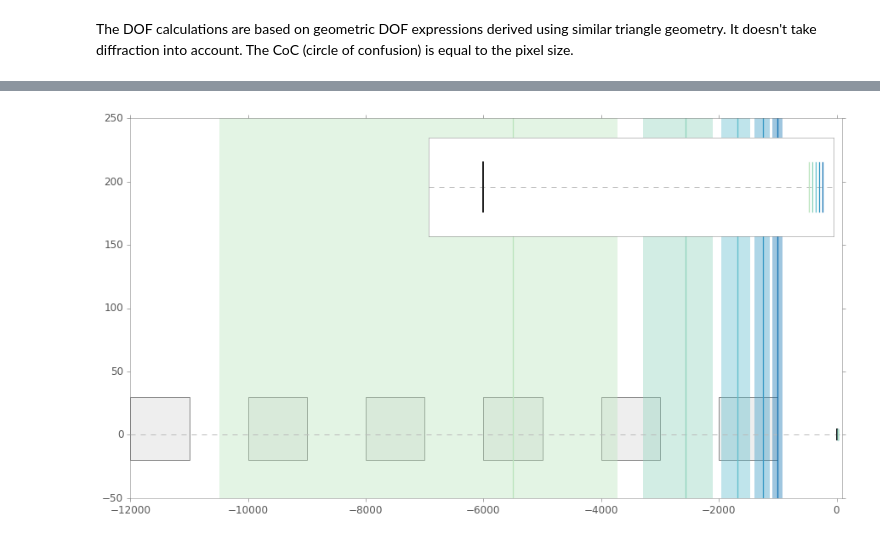
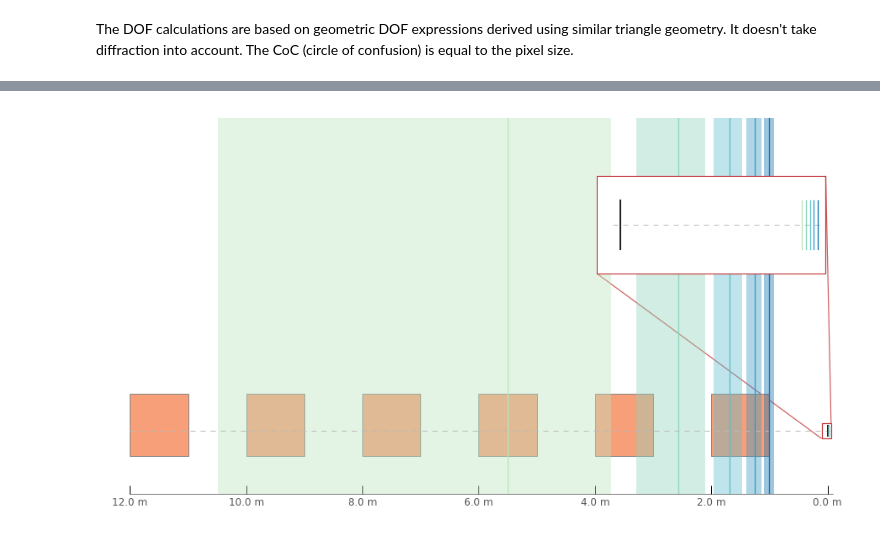
Before and after one commit to indranilsinharoy/phd-artifacts, a Jupyter notebook: chapters/chapter03_geometricmodel/code/PoSFcompare_rigidcam_scheimpflug.ipynb, the cells around one changed output, grey strips where cells are left out. Drawn from its saved outputs; the diff is of its cells as text; code cells hidden in the pictures.

Commit message:
modified figure to represent appropriate axes scales

```diff
--- a/chapters/chapter03_geometricmodel/code/PoSFcompare_rigidcam_scheimpflug.ipynb
+++ b/chapters/chapter03_geometricmodel/code/PoSFcompare_rigidcam_scheimpflug.ipynb
@@ -92,6 +94,15 @@ def draw_objects(ax, locations, sizes):
         ax.add_patch(
             patches.Rectangle(
                 (loc[0], loc[1]),   # (x,y)
-                size[0], size[1], fill=True, facecolor='#EEEEEE', edgecolor='#888888', zorder=1))
+                size[0], size[1], fill=True, facecolor='#F79F79', edgecolor='#888888', zorder=1))
+
+def set_axes_edge_color_and_width(ax, col, width=1):
+    """sets the edge color of axes"""
+    for each in ['bottom', 'top', 'right', 'left']:
+        if col == 'none':
+            ax.spines[each].set_visible(False)
+        else:
+            ax.spines[each].set_color(col)
+        ax.spines[each].set_linewidth(width)
 # %%
 # Optical system (for both rigid and scheimpflug camera)
@@ -280,13 +379,15 @@ u_end = 5500
 v_start = gou.gaussian_lens_formula(u=u_start, v=None, f=f).v
 v_end = gou.gaussian_lens_formula(u=u_end, v=None, f=f).v
 
-print('v_start =', v_start, 'v_end =', v_end)
+#print('v_start =', v_start, 'v_end =', v_end)
 
 fig, ax = plt.subplots(1, 1, figsize=(15, 8))
 ymin, ymax = -50, 250
 ax.set_xlim(-12000, 100)
 ax.set_ylim(ymin, ymax)
 ax.axhline(color='#BBBBBB', lw=1.0, linestyle='dashed')   # optical axis
+
+#ax.set_yticks([])
 
 #ccmap = plt.cm.plasma
 #cindex = np.linspace(0, ccmap.N-40, num)
@@ -320,22 +421,66 @@ draw_objects(ax,
              locations=((-2000, -20), (-4000, -20), (-6000, -20), (-8000, -20), (-10000, -20), (-12000, -20),),
              sizes=((1000, 50), (1000, 50), (1000, 50), (1000, 50), (1000, 50), (1000, 50),) )
 
-# add inset figure to show zoomed in version of the lens and sensor configuration
-iax = fig.add_axes([0.45,0.66,0.44,0.2], frameon=True, axisbg='white')
-iax.set_xlim(10, 25)
+# Add inset figure to show zoomed in version of the lens and sensor configuration
+# -------------------------------------------------------------------------------
+inset_rect = [0.64, 0.58, 0.25, 0.2]
+inset_ax = fig.add_axes(inset_rect, axisbg='white', frameon=True)
+set_axes_edge_color_and_width(inset_ax, 'none')
+inset_ax.set_xlim(10, 25)
 inset_ymin, inset_ymax = -8, 8
-iax.set_ylim(inset_ymin, inset_ymax)
-iax.axhline(color='#BBBBBB', lw=1.0, linestyle='dashed')   # optical axis
+inset_ax.set_ylim(inset_ymin, inset_ymax)
+#inset_ax.axhline(color='#BBBBBB', lw=1.0, linestyle='dashed')   # optical axis
+inset_ax.plot([11., 24.85], [0, 0], color='#BBBBBB', lw=1.0, linestyle='dashed')  # optical axis
+
 # lens plane
-x, y = get_points(0, 12, -4, 4)
-iax.plot(x, y, color='#222222', lw=2,)
-# Draw image plane
-for i, v in enumerate(np.linspace(v_start, v_end, num)):
+x, y = get_points(0, 11.5, -4, 4)
+inset_ax.plot(x, y, color='#222222', lw=2,)
+# Draw image planes
+img_dist = np.linspace(v_start, v_end, num)
+for i, v in enumerate(img_dist + -0.15*np.arange(len(img_dist))):
     x, y = get_points(angleY=0, xo=v, ymin=-4, ymax=4)
-    iax.plot(x, y, color=cols[i], alpha=1)
+    inset_ax.plot(x, y, color=cols[i], alpha=1)
 # remove ticks
-iax.set_xticks([])
-iax.set_yticks([])
+inset_ax.set_xticks([])
+inset_ax.set_yticks([])
+
+# create rect patch for the inset
+inset_dst_rect = patches.Rectangle((-3970, 126), 3940, 78, fill=False, edgecolor='#c43235', zorder=15, lw=1.2)
+ax.add_patch(inset_dst_rect)
+
+# add inset_axis around the lens and sensor in the main axes
+inset_source_rect = patches.Rectangle((-100, -6),   # (x,y)
+                              162, 12, fill=False, edgecolor='#c43235', zorder=15, lw=1.2)
+ax.add_patch(inset_source_rect)
+
+src_bbox = inset_source_rect.get_bbox()
+dst_bbox = inset_dst_rect.get_bbox()
+
+path1 = BboxConnector.connect_bbox(bbox1=src_bbox, bbox2=dst_bbox, loc1=3, loc2=3)
+path1_patch = patches.PathPatch(path1, color='#c43235', lw=1.2, alpha=0.8, zorder=0)
+ax.add_patch(path1_patch)
+path2 = BboxConnector.connect_bbox(bbox1=src_bbox, bbox2=dst_bbox, loc1=1, loc2=1)
+path2_patch = patches.PathPatch(path2, color='#c43235', alpha=0.8, lw=1.2, zorder=0)
+ax.add_patch(path2_patch)
+
+# set spines and tick properties
+
+ax.spines['left'].set_visible(False)
+ax.spines['right'].set_visible(False)
+ax.spines['top'].set_visible(False)
+ax.spines['bottom'].set_color('k')
+ax.xaxis.set_ticks_position('bottom')
+#ax.yaxis.set_ticks([]) # it's also making the inset_axes' left spine vanish!!!!
+ax.yaxis.set_tick_params(which='both', color='none')
+for ytl in ax.get_yticklabels():
+    ytl.set_color('none')
+
+ax.xaxis.set_tick_params(which='major', direction='in', color='k', length=10, width=1.)
+sign = lambda x : -1 if x < 0 else 1
+tic_locs = ax.xaxis.get_ticklocs()[:-1]  # for some reason the last tick was at 2 on the image side
+tic_lables = ['{:0.1f} m'.format(sign(each)*each/(1000)) for each in tic_locs ]
+ax.set_xticklabels(tic_lables)
+ax.set_xticks(tic_locs)
 
 plt.show()
 # %% [output]
@@ -348 +487 @@ v = 24.1051862673 ; u = 5500.0
-[figure, old version]
+[figure, new version]
```
Also changed, not shown: parts of 8 cells of this notebook.
